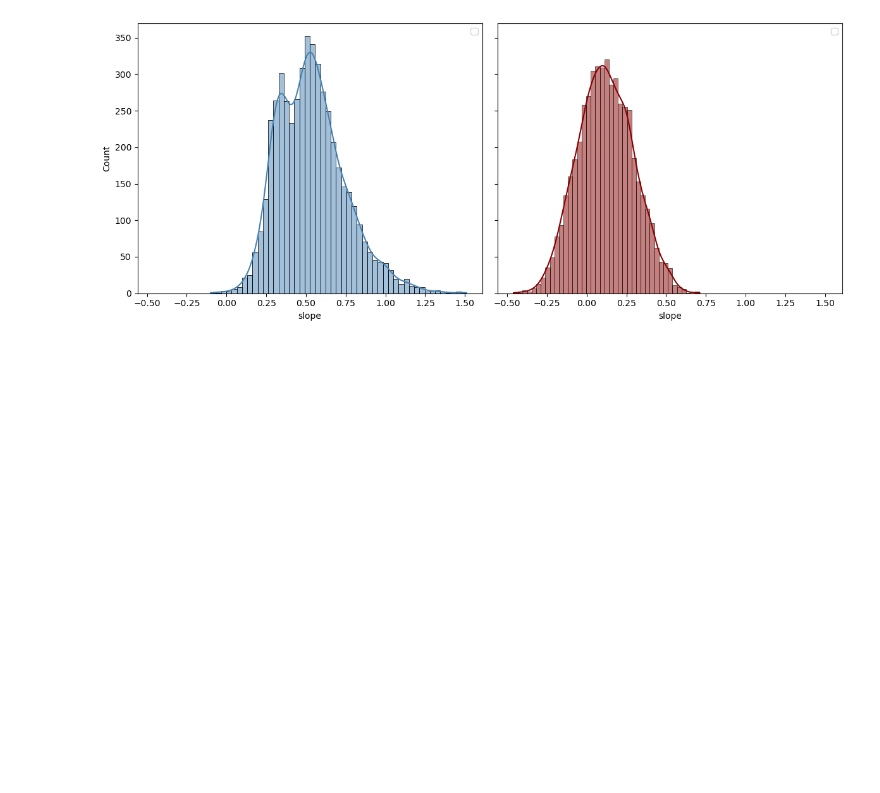
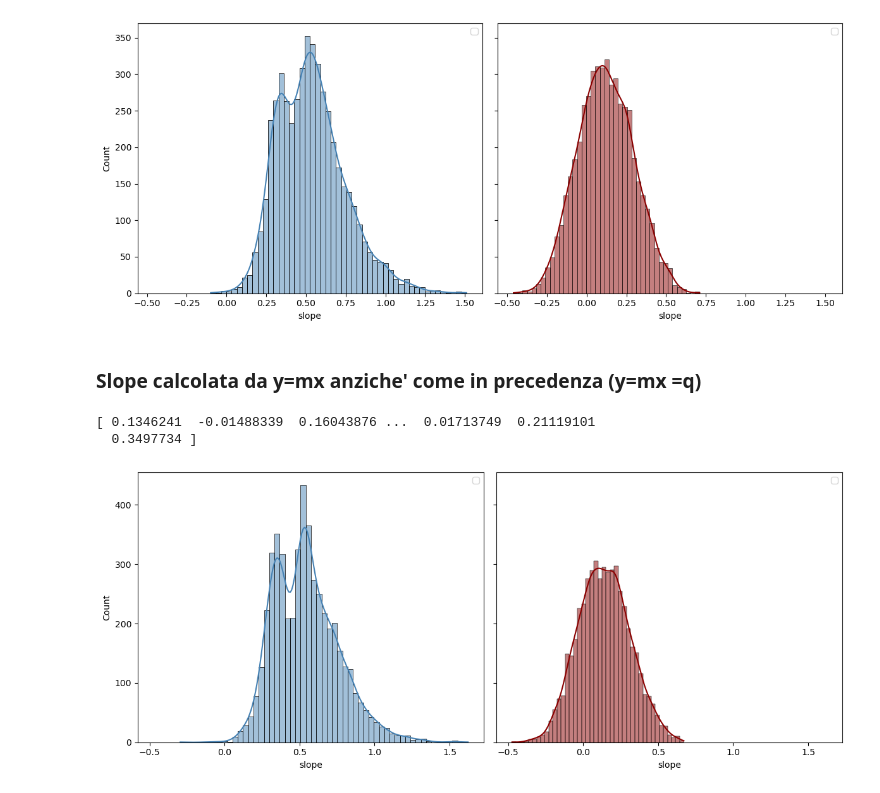
Before and after one commit to mstef4no/Scripts_31_08_2026, a Jupyter notebook: data_analysis_06_09_neurone_240813_new.ipynb, the cells around one changed output. Cells and saved outputs as stored; diff of their text form; code cells hidden in the pictures; blank space fills up the shorter version.

```diff
--- a/data_analysis_06_09_neurone_240813_new.ipynb
+++ b/data_analysis_06_09_neurone_240813_new.ipynb
@@ -607,3 +609,9 @@ plt.tight_layout()
 plt.show()
 # %% [output]
 [figure]
+# %% [markdown]
+### Slope calcolata da y=mx anziche' come in precedenza (y=mx =q)
+# %%
+def function(x, y):
+    slope = np.sum(x * y) / np.sum(x ** 2)
+    return slope
@@ -609,0 +652,31 @@ plt.show()
+# %%
+slopes_boot_3 = bootstrap_slopes_constr(x_arr, y_arr, N=5000, seed=2)
+slopes_boot_sc_3 = bootstrap_slopes_constr(x_sc_arr, y_sc_arr, N=5000, seed=2)
+
+print(slopes_boot_sc_3)
+# %% [output]
+[ 0.1346241  -0.01488339  0.16043876 ...  0.01713749  0.21119101
+  0.3497734 ]
+# %%
+
+#import matplotlib.pyplot as plt
+#import seaborn as sns
+
+fig, axes = plt.subplots(1, 2, figsize=(12, 5),sharex=True, sharey=True)
+
+sns.histplot(slopes_boot_3, kde=True, ax=axes[0], color='steelblue')
+#axes[0].set_title('Bootstrap - distribuzione slope')
+axes[0].set_xlabel('slope')
+#axes[0].axvline(slopes_boot, color='red', linestyle='--', label='slope su tutti i dati')
+axes[0].legend()
+
+sns.histplot(slopes_boot_sc_3, kde=True, ax=axes[1], color='darkred')
+#axes[1].set_title('')
+axes[1].set_xlabel('slope')
+#axes[1].axvline(slopes_boot_sc, color='red', linestyle='--', label='slope su tutti i dati')
+axes[1].legend()
+
+plt.tight_layout()
+plt.show()
+# %% [output]
+[figure, added]
```
Also changed, not shown: parts of 2 cells of this notebook.
